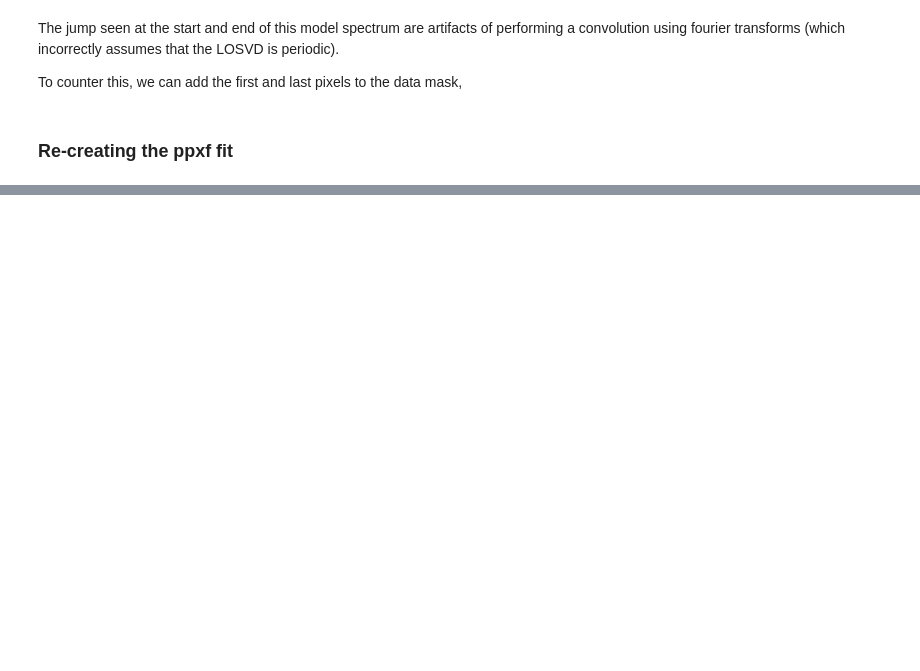
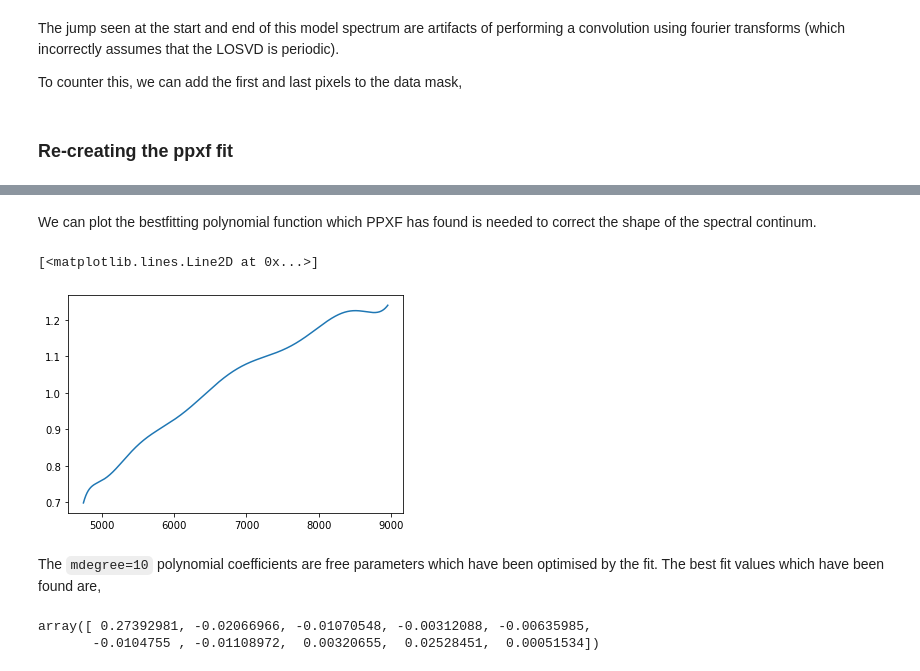
Before and after one commit to prashjet/uq4pk, a Jupyter notebook: notebooks/M54_data.ipynb, the cells around one changed output, grey strips where cells are left out. Drawn from its saved outputs; the diff is of its cells as text; code cells hidden in the pictures; blank space fills up the shorter version.

```diff
--- a/notebooks/M54_data.ipynb
+++ b/notebooks/M54_data.ipynb
@@ -172,0 +242,15 @@ plt.imshow(orient_image(img))
+# %% [markdown]
+We can plot the bestfitting polynomial function which PPXF has found is needed to correct the shape of the spectral continum.
+# %%
+lmd = np.exp(ssps.w[:-1])
+plt.plot(lmd, ppxf_fit_mdegree.mpoly)
+# %% [output]
+[<matplotlib.lines.Line2D at 0x...>]
+[figure, added]
+# %% [markdown]
+The `mdegree=10` polynomial coefficients are free parameters which have been optimised by the fit. The best fit values which have been found are,
+# %%
+ppxf_fit_mdegree.mpolyweights
+# %% [output]
+array([ 0.27392981, -0.02066966, -0.01070548, -0.00312088, -0.00635985,
+       -0.0104755 , -0.01108972,  0.00320655,  0.02528451,  0.00051534])
```
Also changed, not shown: parts of 13 cells of this notebook.
